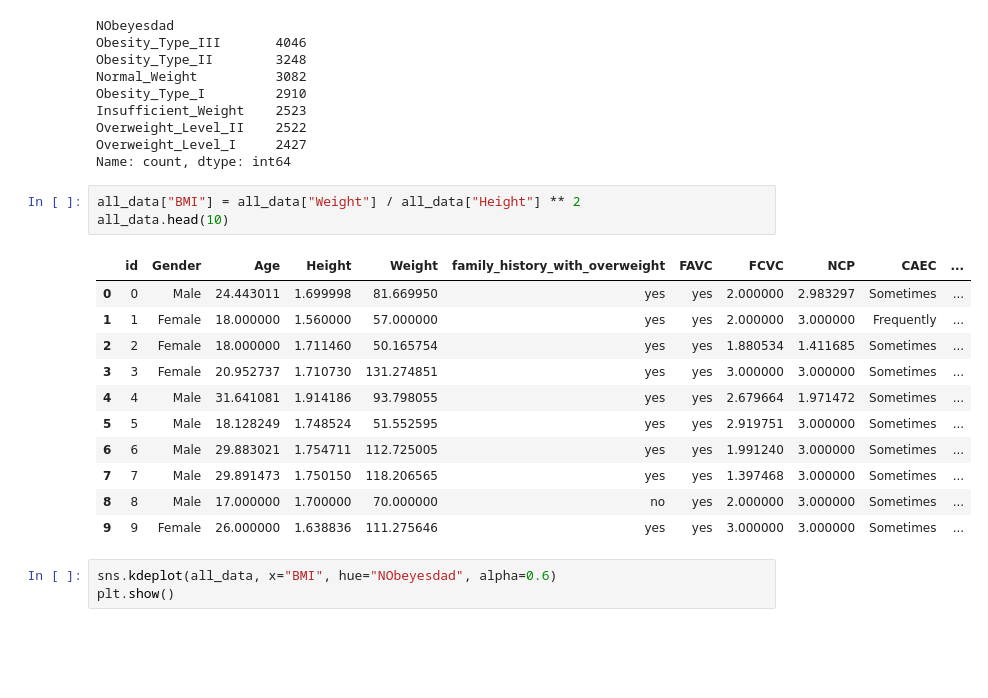
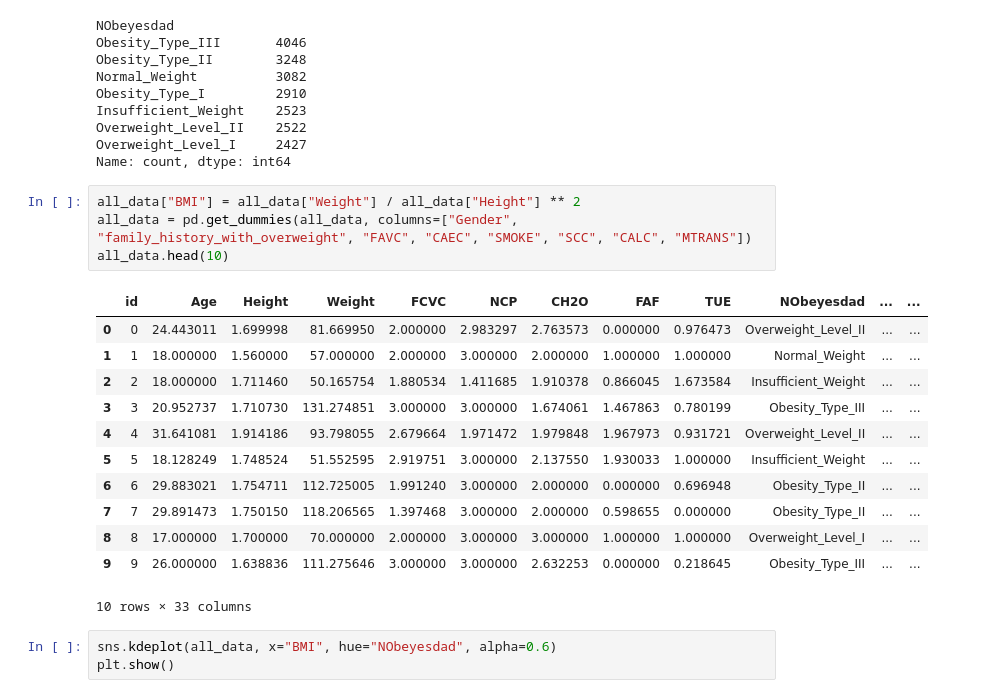
Before and after one commit to andreaslanderer/ost-data-hack, a Jupyter notebook: 2025-07-06-Datahack.ipynb, the cells around one changed output. Saved outputs shown, nothing was run; the diff lists cells and outputs as text; blank space fills up the shorter version.

```diff
--- a/2025-07-06-Datahack.ipynb
+++ b/2025-07-06-Datahack.ipynb
@@ -81,19 +81,21 @@ Overweight_Level_I     2427
 Name: count, dtype: int64
 # %%
 all_data["BMI"] = all_data["Weight"] / all_data["Height"] ** 2
+all_data = pd.get_dummies(all_data, columns=["Gender", "family_history_with_overweight", "FAVC", "CAEC", "SMOKE", "SCC", "CALC", "MTRANS"])
 all_data.head(10)
 # %% [output]
-|  | id | Gender | Age | Height | Weight | family_history_with_overweight | FAVC | FCVC | NCP | CAEC | ... |
-| 0 | 0 | Male | 24.443011 | 1.699998 | 81.669950 | yes | yes | 2.000000 | 2.983297 | Sometimes | ... |
-| 1 | 1 | Female | 18.000000 | 1.560000 | 57.000000 | yes | yes | 2.000000 | 3.000000 | Frequently | ... |
-| 2 | 2 | Female | 18.000000 | 1.711460 | 50.165754 | yes | yes | 1.880534 | 1.411685 | Sometimes | ... |
-| 3 | 3 | Female | 20.952737 | 1.710730 | 131.274851 | yes | yes | 3.000000 | 3.000000 | Sometimes | ... |
-| 4 | 4 | Male | 31.641081 | 1.914186 | 93.798055 | yes | yes | 2.679664 | 1.971472 | Sometimes | ... |
-| 5 | 5 | Male | 18.128249 | 1.748524 | 51.552595 | yes | yes | 2.919751 | 3.000000 | Sometimes | ... |
-| 6 | 6 | Male | 29.883021 | 1.754711 | 112.725005 | yes | yes | 1.991240 | 3.000000 | Sometimes | ... |
-| 7 | 7 | Male | 29.891473 | 1.750150 | 118.206565 | yes | yes | 1.397468 | 3.000000 | Sometimes | ... |
-| 8 | 8 | Male | 17.000000 | 1.700000 | 70.000000 | no | yes | 2.000000 | 3.000000 | Sometimes | ... |
-| 9 | 9 | Female | 26.000000 | 1.638836 | 111.275646 | yes | yes | 3.000000 | 3.000000 | Sometimes | ... |
+|  | id | Age | Height | Weight | FCVC | NCP | CH2O | FAF | TUE | NObeyesdad | ... | ... |
+| 0 | 0 | 24.443011 | 1.699998 | 81.669950 | 2.000000 | 2.983297 | 2.763573 | 0.000000 | 0.976473 | Overweight_Level_II | ... | ... |
+| 1 | 1 | 18.000000 | 1.560000 | 57.000000 | 2.000000 | 3.000000 | 2.000000 | 1.000000 | 1.000000 | Normal_Weight | ... | ... |
+| 2 | 2 | 18.000000 | 1.711460 | 50.165754 | 1.880534 | 1.411685 | 1.910378 | 0.866045 | 1.673584 | Insufficient_Weight | ... | ... |
+| 3 | 3 | 20.952737 | 1.710730 | 131.274851 | 3.000000 | 3.000000 | 1.674061 | 1.467863 | 0.780199 | Obesity_Type_III | ... | ... |
+| 4 | 4 | 31.641081 | 1.914186 | 93.798055 | 2.679664 | 1.971472 | 1.979848 | 1.967973 | 0.931721 | Overweight_Level_II | ... | ... |
+| 5 | 5 | 18.128249 | 1.748524 | 51.552595 | 2.919751 | 3.000000 | 2.137550 | 1.930033 | 1.000000 | Insufficient_Weight | ... | ... |
+| 6 | 6 | 29.883021 | 1.754711 | 112.725005 | 1.991240 | 3.000000 | 2.000000 | 0.000000 | 0.696948 | Obesity_Type_II | ... | ... |
+| 7 | 7 | 29.891473 | 1.750150 | 118.206565 | 1.397468 | 3.000000 | 2.000000 | 0.598655 | 0.000000 | Obesity_Type_II | ... | ... |
+| 8 | 8 | 17.000000 | 1.700000 | 70.000000 | 2.000000 | 3.000000 | 3.000000 | 1.000000 | 1.000000 | Overweight_Level_I | ... | ... |
+| 9 | 9 | 26.000000 | 1.638836 | 111.275646 | 3.000000 | 3.000000 | 2.632253 | 0.000000 | 0.218645 | Obesity_Type_III | ... | ... |
+10 rows × 33 columns
 # %%
 sns.kdeplot(all_data, x="BMI", hue="NObeyesdad", alpha=0.6)
 plt.show()
```
Also changed, not shown: parts of 9 cells of this notebook.
